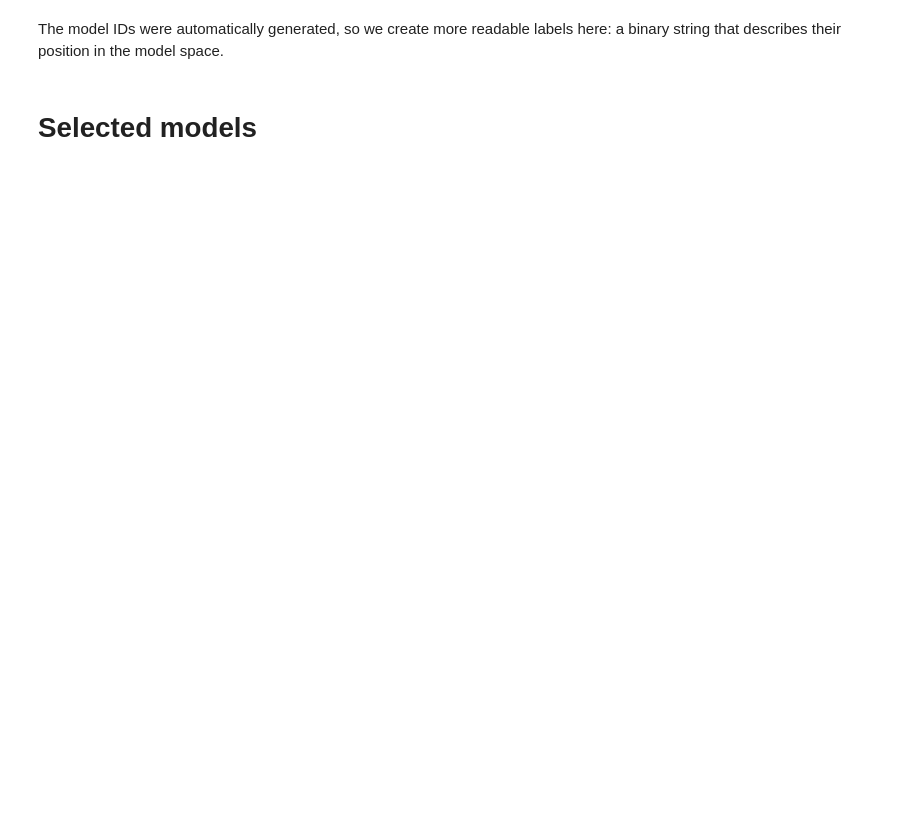
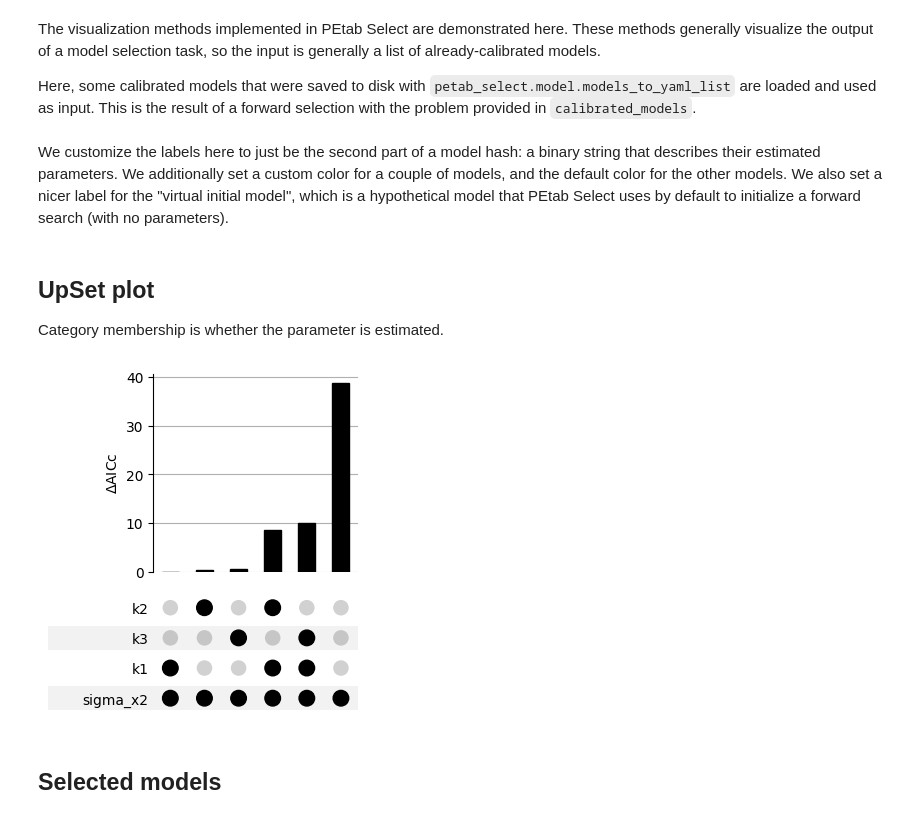
Before and after one commit to PEtab-dev/petab_select, a Jupyter notebook: doc/examples/visualization.ipynb, the cells around one changed output. Saved outputs shown, nothing was run; the diff lists cells and outputs as text; code cells hidden in the pictures; blank space fills up the shorter version.

```diff
--- a/doc/examples/visualization.ipynb
+++ b/doc/examples/visualization.ipynb
@@ -3,3 +3,7 @@ The visualization methods implemented in PEtab Select are demonstrated here. The
+# %% [markdown]
+The visualization methods implemented in PEtab Select are demonstrated here. These methods generally visualize the output of a model selection task, so the input is generally a list of already-calibrated models.
+
+Here, some calibrated models that were saved to disk with `petab_select.model.models_to_yaml_list` are loaded and used as input. This is the result of a forward selection with the problem provided in `calibrated_models`.
 # %%
 import petab_select
 
@@ -7,7 +11,7 @@ models = petab_select.models_from_yaml_list(
     model_list_yaml="calibrated_models/calibrated_models.yaml"
 )
 # %% [markdown]
-The model IDs were automatically generated, so we create more readable labels here: a binary string that describes their position in the model space.
+We customize the labels here to just be the second part of a model hash: a binary string that describes their estimated parameters. We additionally set a custom color for a couple of models, and the default color for the other models. We also set a nicer label for the "virtual initial model", which is a hypothetical model that PEtab Select uses by default to initialize a forward search (with no parameters).
 # %%
 # Custom labels
 labels = {}
@@ -25,8 +32,16 @@ colors = {
 
 # Change default color
 petab_select.plot.NORMAL_NODE_COLOR = "darkgray"
+# %% [markdown]
+## UpSet plot
+
+Category membership is whether the parameter is estimated.
+# %%
+petab_select.plot.upset(models=models, criterion=petab_select.Criterion.AICC);
+# %% [output]
+[figure, added]
 # %% [markdown]
-# Selected models
+## Selected models
 # %%
 petab_select.plot.line_selected(
     models=models,
```
Also changed, not shown: parts of 11 cells of this notebook, 4 other files.
